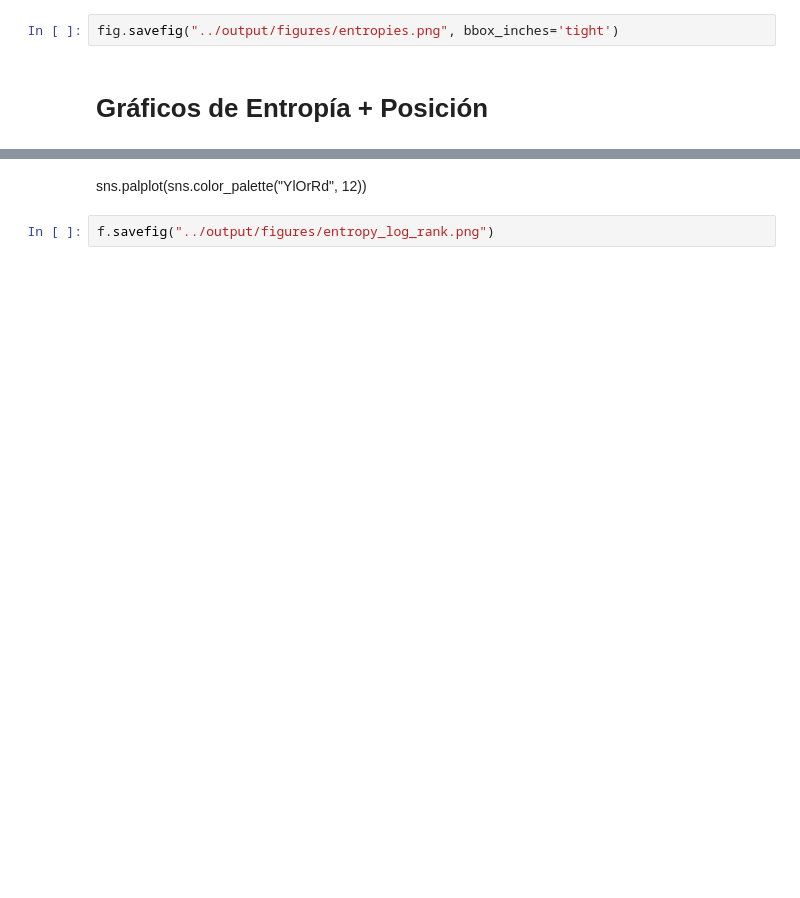
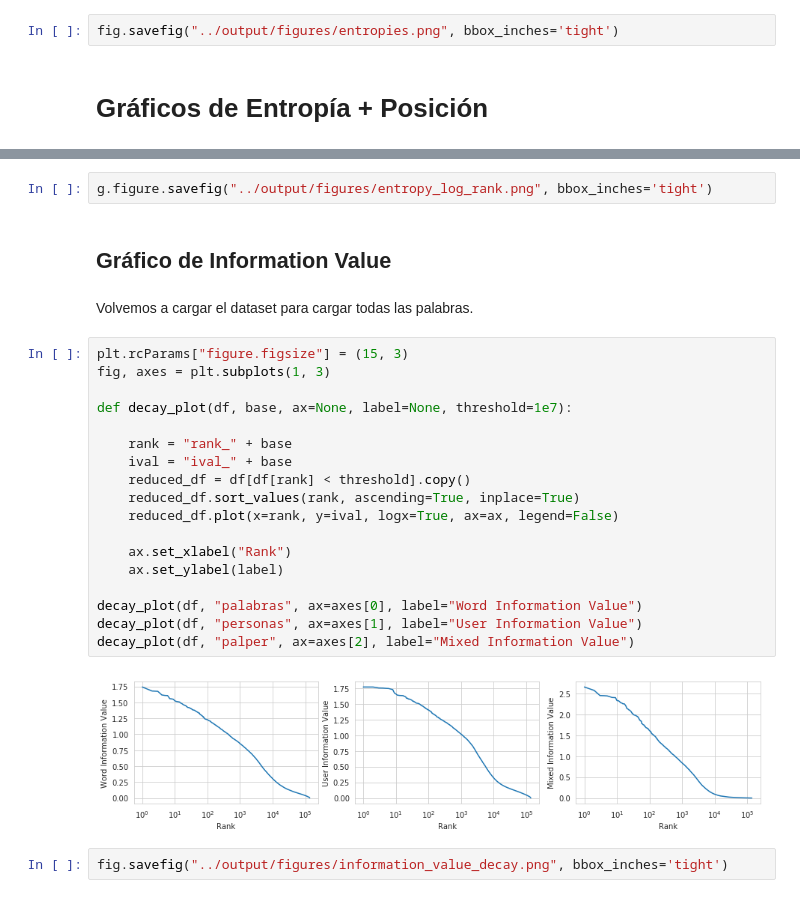
Before and after one commit to finiteautomata/contrastes, a Jupyter notebook: notebooks/graficos-entropia.ipynb, the cells around one changed output, grey strips where cells are left out. Cells and saved outputs as stored; diff of their text form; blank space fills up the shorter version.

Commit message:
Agrego nuevos gráficos.

```diff
--- a/notebooks/graficos-entropia.ipynb
+++ b/notebooks/graficos-entropia.ipynb
@@ -92,4 +124,28 @@ sns.scatterplot(y="norm_palabra", x="entropia_palabras", data=sample_df,
-# %% [markdown]
-sns.palplot(sns.color_palette("YlOrRd", 12))
 # %%
-f.savefig("../output/figures/entropy_log_rank.png")
+g.figure.savefig("../output/figures/entropy_log_rank.png", bbox_inches='tight')
+# %% [markdown]
+## Gráfico de Information Value
+# %% [markdown]
+Volvemos a cargar el dataset para cargar todas las palabras.
+# %%
+plt.rcParams["figure.figsize"] = (15, 3)
+fig, axes = plt.subplots(1, 3)
+
+def decay_plot(df, base, ax=None, label=None, threshold=1e7):
+
+    rank = "rank_" + base
+    ival = "ival_" + base
+    reduced_df = df[df[rank] < threshold].copy()
+    reduced_df.sort_values(rank, ascending=True, inplace=True)
+    reduced_df.plot(x=rank, y=ival, logx=True, ax=ax, legend=False)
+
+    ax.set_xlabel("Rank")
+    ax.set_ylabel(label)
+
+decay_plot(df, "palabras", ax=axes[0], label="Word Information Value")
+decay_plot(df, "personas", ax=axes[1], label="User Information Value")
+decay_plot(df, "palper", ax=axes[2], label="Mixed Information Value")
+# %% [output]
+[figure, added]
+# %%
+fig.savefig("../output/figures/information_value_decay.png", bbox_inches='tight')
```
Also changed, not shown: parts of 6 cells of this notebook, 4 other files.
